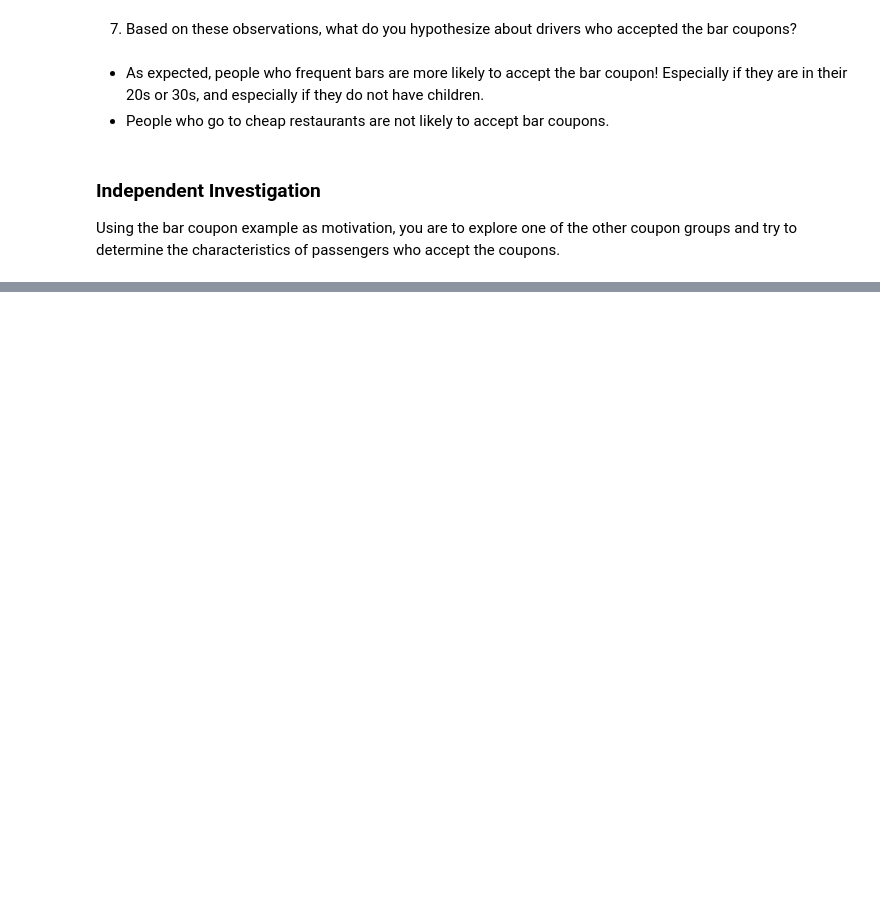
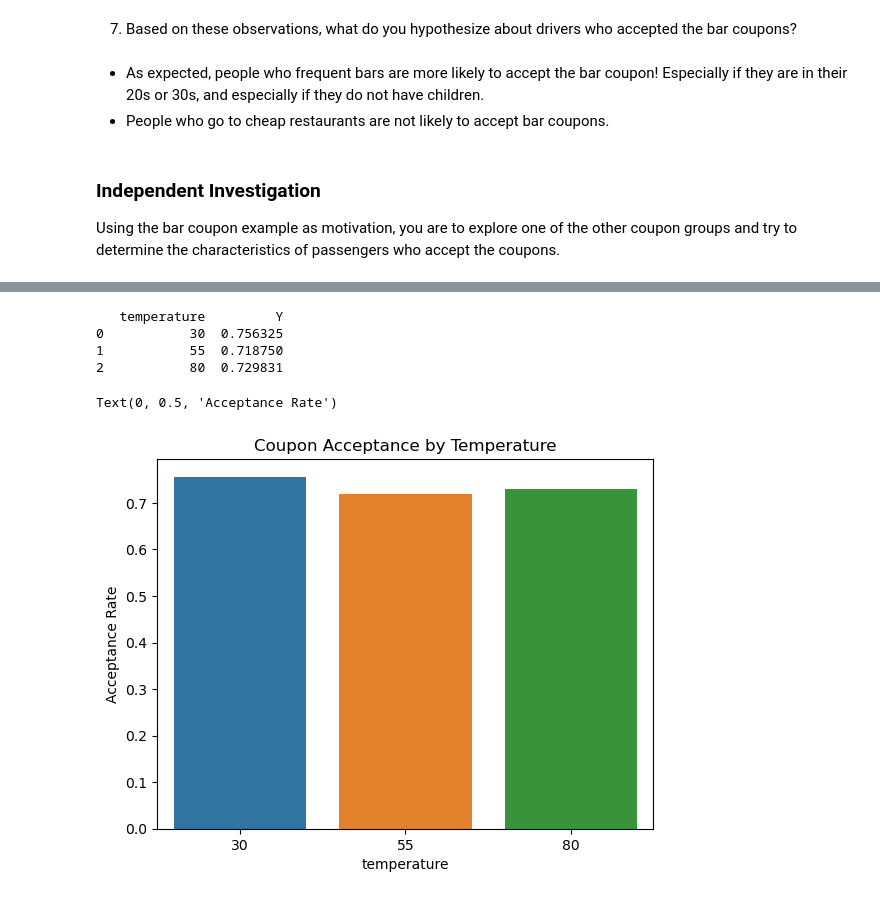
Before and after one commit to Raesu/pcmlai, a Jupyter notebook: Module 5/assignment_5_1_starter/prompt.ipynb, the cells around one changed output, grey strips where cells are left out. Cells and saved outputs as stored; diff of their text form; code cells hidden in the pictures; blank space fills up the shorter version.

```diff
--- a/Module 5/assignment_5_1_starter/prompt.ipynb
+++ b/Module 5/assignment_5_1_starter/prompt.ipynb
@@ -451,0 +492,14 @@ Using the bar coupon example as motivation, you are to explore one of the other
+# %%
+# Does temperature impact acceptance rate?
+acceptanceByTemp = carryOutCoupons.groupby('temperature')['Y'].mean().reset_index()
+print(acceptanceByTemp)
+sns.barplot(acceptanceByTemp, x='temperature',y='Y')
+plt.title('Coupon Acceptance by Temperature')
+plt.ylabel('Acceptance Rate')
+# %% [output]
+   temperature         Y
+0           30  0.756325
+1           55  0.718750
+2           80  0.729831
+Text(0, 0.5, 'Acceptance Rate')
+[figure, added]
```
Also changed, not shown: parts of 14 cells of this notebook, 1 other file.
